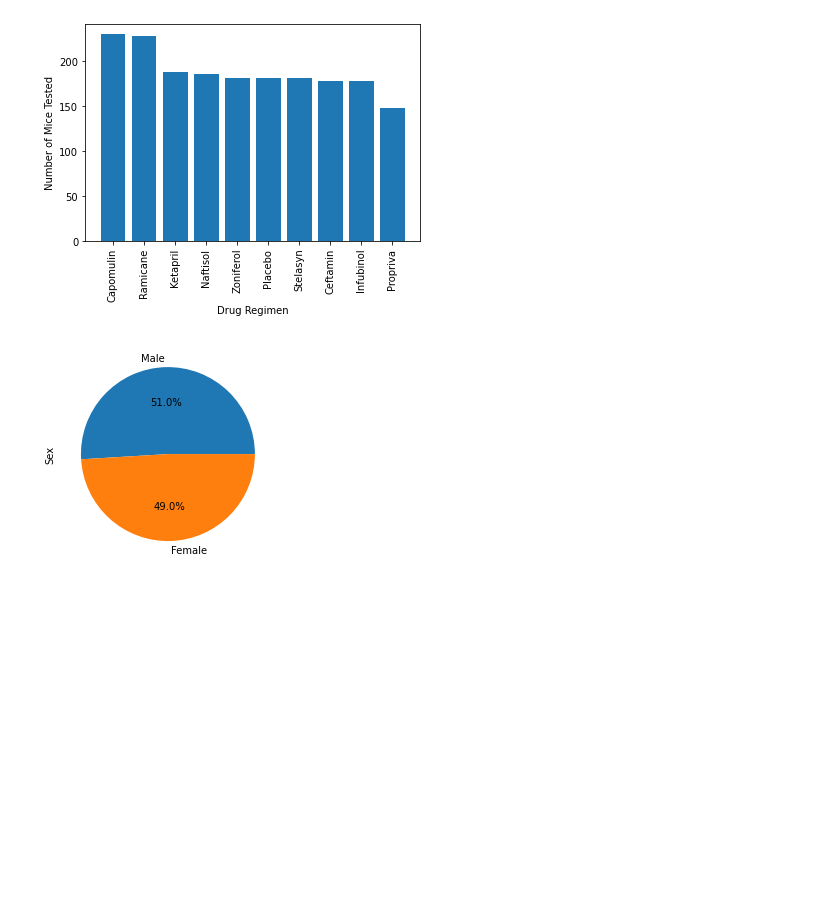
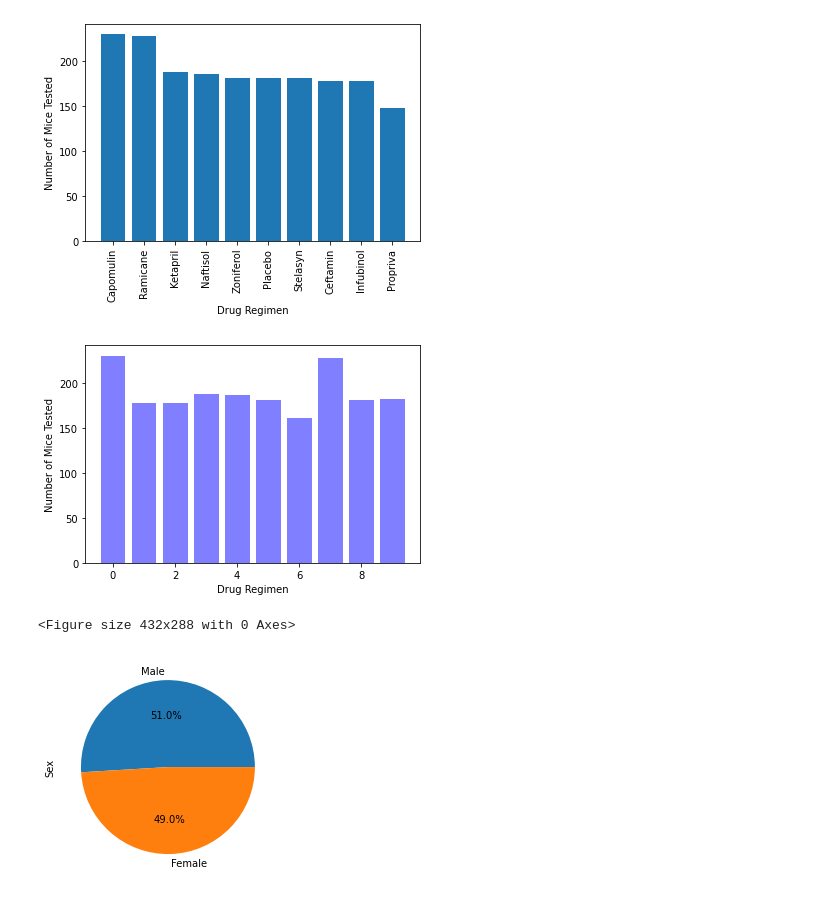
Before and after one commit to HeathMo/matplotlib_challenge, a Jupyter notebook: Instructions/Pymaceuticals/pymaceuticals_starter_modified.ipynb, the cells around one changed output. Saved outputs shown, nothing was run; the diff lists cells and outputs as text; code cells hidden in the pictures; blank space fills up the shorter version.

```diff
--- a/Instructions/Pymaceuticals/pymaceuticals_starter_modified.ipynb
+++ b/Instructions/Pymaceuticals/pymaceuticals_starter_modified.ipynb
@@ -263,6 +263,18 @@ plt.tight_layout()
 # %%
 # Generate a bar plot showing the total number of timepoints for
 # all mice tested for each drug regimen using pyplot.
+
+x_axis = np.arange(len(bar_data))
+plt.bar(x_axis, bar_data["Mouse ID"], color='b', alpha=0.5)
+plt.xlabel("Drug Regimen")
+plt.ylabel("Number of Mice Tested")
+plt.show()
+plt.tight_layout()
+
+#need to rename the x_axis ticks
+# %% [output]
+[figure, added]
+<Figure size 432x288 with 0 Axes>
 # %%
 # Generate a pie plot showing the distribution of female versus male mice using Pandas
 # %% [output]
```
Also changed, not shown: parts of 3 cells of this notebook.
